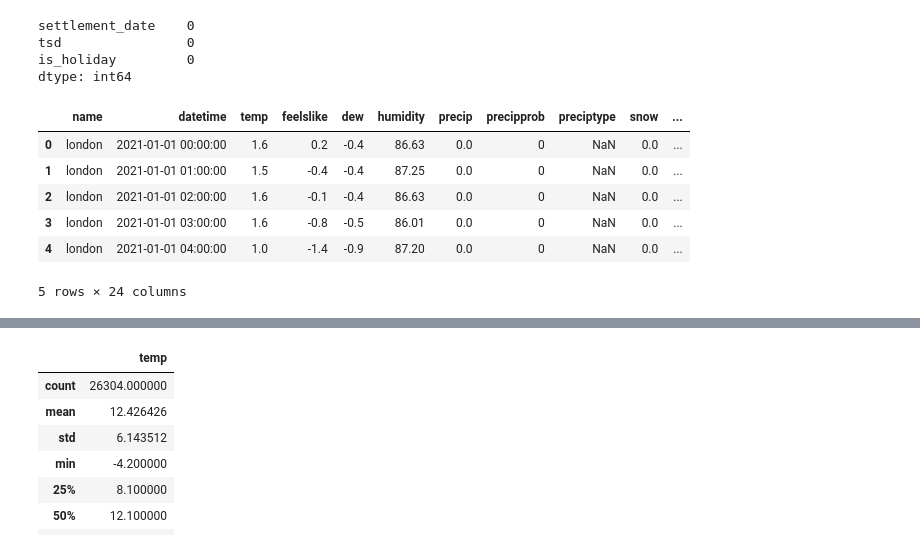
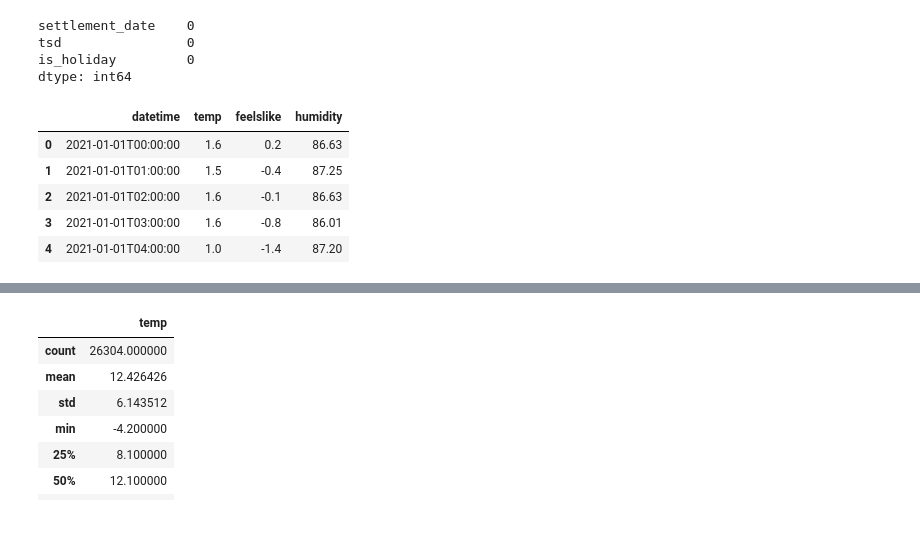
Before and after one commit to sdikici/Demand_Forecasting_Prophet_DeepAR, a Jupyter notebook: Data_Integration.ipynb, the cells around one changed output, grey strips where cells are left out. Saved outputs shown, nothing was run; the diff lists cells and outputs as text; code cells hidden in the pictures.

```diff
--- a/Data_Integration.ipynb
+++ b/Data_Integration.ipynb
@@ -90,13 +90,11 @@ is_holiday         0
 dtype: int64
 # %%
 df_weather = pd.read_csv("weather 2021-01-01 to 2024-01-01.csv")
-df_weather['datetime'] = df_weather['datetime'].str.replace('T', ' ')
-df_weather.head()
+df_weather[["datetime","temp","feelslike","humidity"]].head()
 # %% [output]
-|  | name | datetime | temp | feelslike | dew | humidity | precip | precipprob | preciptype | snow | ... |
-| 0 | london | 2021-01-01 00:00:00 | 1.6 | 0.2 | -0.4 | 86.63 | 0.0 | 0 | NaN | 0.0 | ... |
-| 1 | london | 2021-01-01 01:00:00 | 1.5 | -0.4 | -0.4 | 87.25 | 0.0 | 0 | NaN | 0.0 | ... |
-| 2 | london | 2021-01-01 02:00:00 | 1.6 | -0.1 | -0.4 | 86.63 | 0.0 | 0 | NaN | 0.0 | ... |
-| 3 | london | 2021-01-01 03:00:00 | 1.6 | -0.8 | -0.5 | 86.01 | 0.0 | 0 | NaN | 0.0 | ... |
-| 4 | london | 2021-01-01 04:00:00 | 1.0 | -1.4 | -0.9 | 87.20 | 0.0 | 0 | NaN | 0.0 | ... |
+|  | datetime | temp | feelslike | humidity |
+| 0 | 2021-01-01T00:00:00 | 1.6 | 0.2 | 86.63 |
+| 1 | 2021-01-01T01:00:00 | 1.5 | -0.4 | 87.25 |
+| 2 | 2021-01-01T02:00:00 | 1.6 | -0.1 | 86.63 |
+| 3 | 2021-01-01T03:00:00 | 1.6 | -0.8 | 86.01 |
+| 4 | 2021-01-01T04:00:00 | 1.0 | -1.4 | 87.20 |
-5 rows × 24 columns
```
Also changed, not shown: parts of 8 cells of this notebook.
